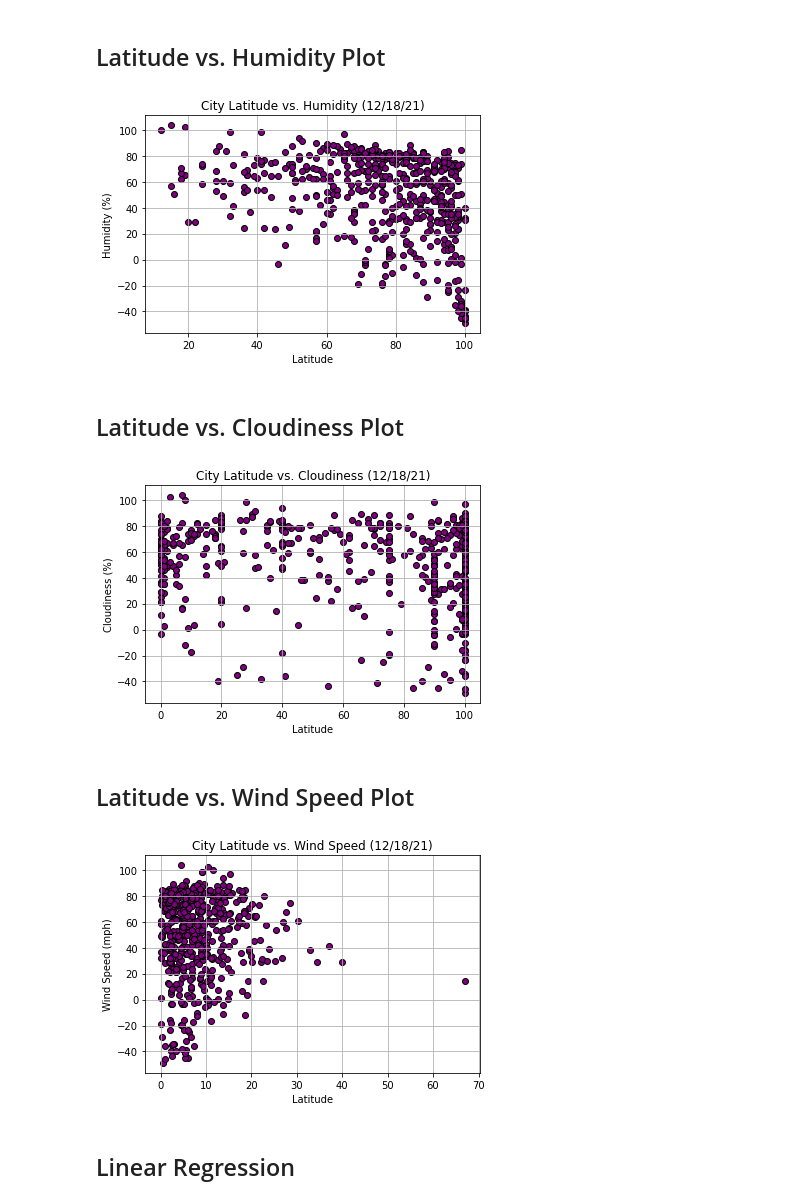
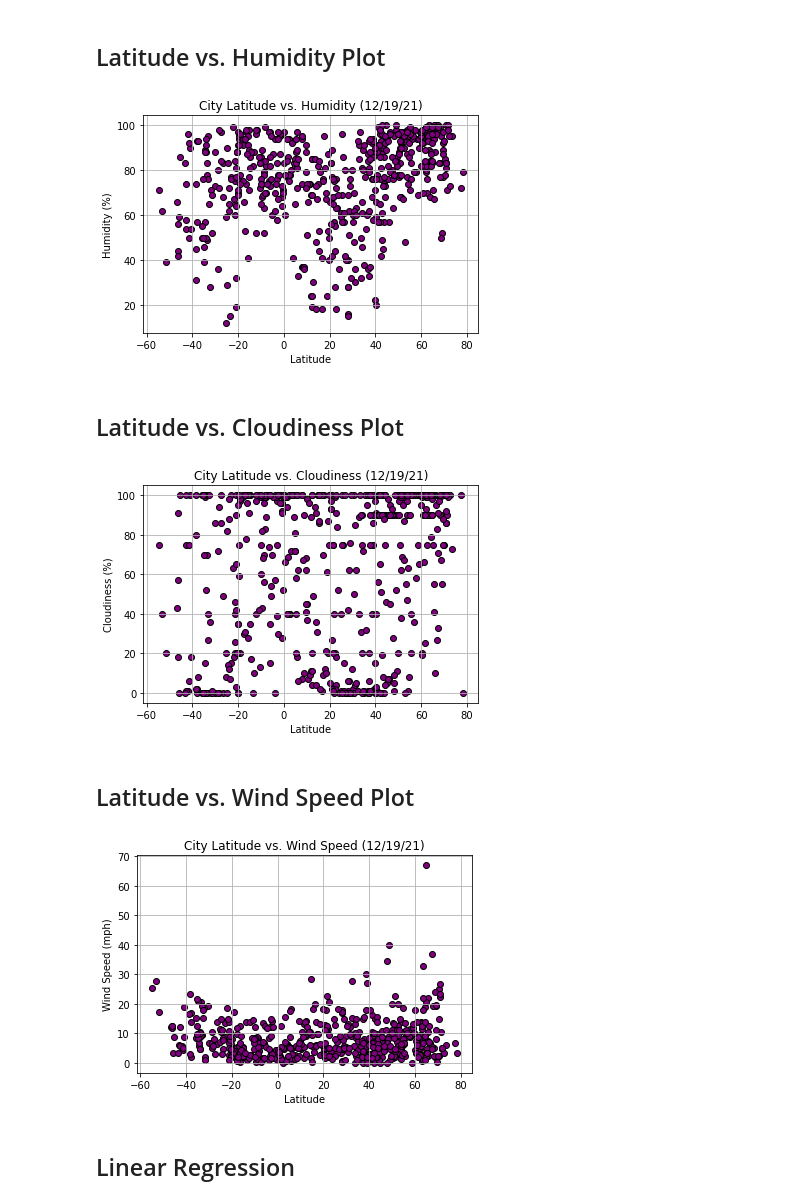
Before and after one commit to lmh146/Global_Weather_Analysis, a Jupyter notebook: WeatherPy.ipynb, the cells around one changed output. Drawn from its saved outputs; the diff is of its cells as text; code cells hidden in the pictures.

```diff
--- a/WeatherPy.ipynb
+++ b/WeatherPy.ipynb
@@ -207,8 +207,8 @@ plt.savefig("output/ Fig1.png")
 ## Latitude vs. Humidity Plot
 # %%
 # Plot Data
-x_values = cities_df["Humidity"]
-y_values = cities_df["Max Temp"]
+x_values = cities_df["Lat"]
+y_values = cities_df["Humidity"]
 plt.scatter(x_values, y_values, marker = "o", facecolors = "purple", edgecolors = "black")
 
 # Create Plot Labels
@@ -219,13 +219,13 @@ plt.grid(True)
 
 plt.savefig("output/ Fig2.png")
 # %% [output]
-[figure, old version]
+[figure, new version]
 # %% [markdown]
 ## Latitude vs. Cloudiness Plot
 # %%
 # Plot Data
-x_values = cities_df["Cloudiness"]
-y_values = cities_df["Max Temp"]
+x_values = cities_df["Lat"]
+y_values = cities_df["Cloudiness"]
 plt.scatter(x_values, y_values, marker = "o", facecolors = "purple", edgecolors = "black")
 
 # Create Plot Labels
@@ -236,24 +236,24 @@ plt.grid(True)
 
 plt.savefig("output/ Fig3.png")
 # %% [output]
-[figure, old version]
+[figure, new version]
 # %% [markdown]
 ## Latitude vs. Wind Speed Plot
 # %%
 # Plot Data
-x_values = cities_df["Wind Speed"]
-y_values = cities_df["Max Temp"]
+x_values = cities_df["Lat"]
+y_values = cities_df["Wind Speed"]
 plt.scatter(x_values, y_values, marker = "o", facecolors = "purple", edgecolors = "black")
 
 # Create Plot Labels
 plt.title("City Latitude vs. Wind Speed (%s)" % time.strftime("%x"))
 plt.ylabel("Wind Speed (mph)")
 plt.xlabel("Latitude")
 plt.grid(True)
 
 plt.savefig("output/ Fig4.png")
 # %% [output]
-[figure, old version]
+[figure, new version]
 # %% [markdown]
 ## Linear Regression
 # %% [markdown]
```
Also changed, not shown: 6 other files.
